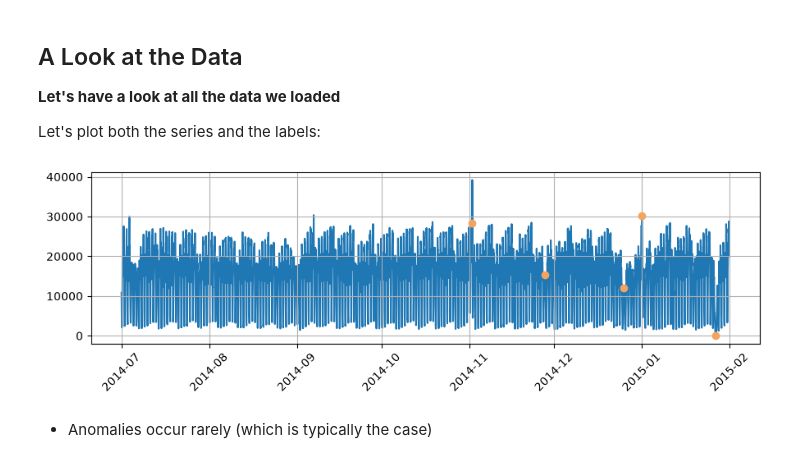
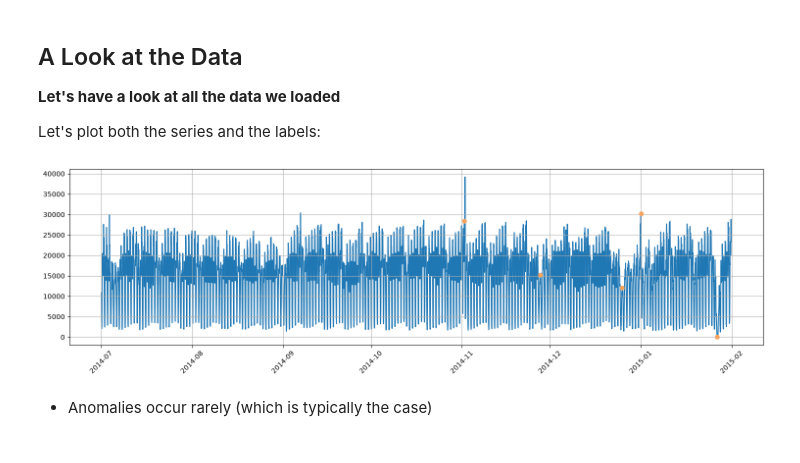
Before and after one commit to a3i-2026-2027/01-ad-de, a Jupyter notebook: notebooks/2. Problem and Data.ipynb, the cells around one changed output. Cells and saved outputs as stored; diff of their text form; code cells hidden in the pictures.

```diff
--- a/notebooks/2. Problem and Data.ipynb
+++ b/notebooks/2. Problem and Data.ipynb
@@ -1,3 +1,5 @@
+# %%
+figsize=(15, 4.5)
 # %% [markdown]
 # Problem and Data
 # %% [markdown]
@@ -168,9 +170,9 @@ dtype: datetime64[us]
 
 Let's plot both the series and the labels:
 # %%
-util.plot_series(data, labels)
+util.plot_series(data, labels, figsize=figsize)
 # %% [output]
-[figure, old version]
+[figure, new version]
 # %% [markdown]
 * Anomalies occur rarely (which is typically the case)
 # %% [markdown]
```
Also changed, not shown: parts of 3 cells of this notebook, 17 other files.
